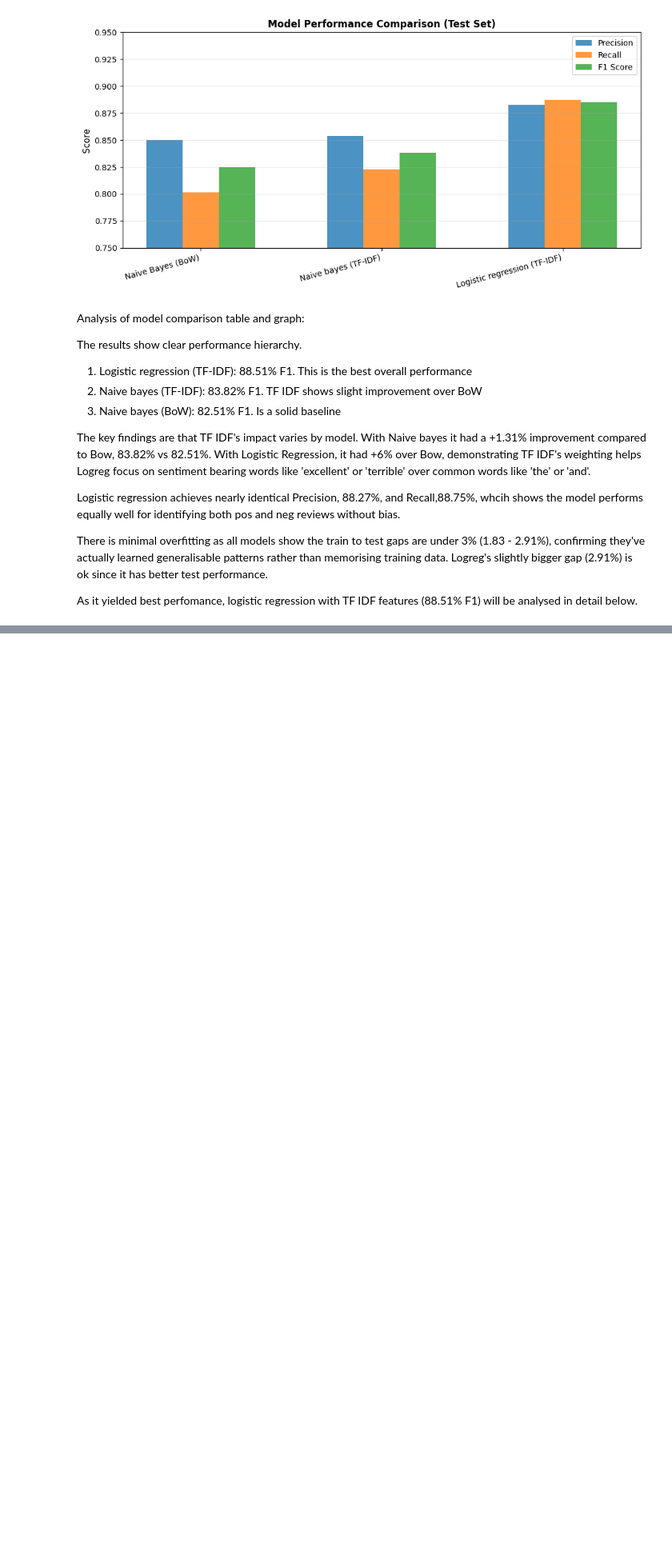
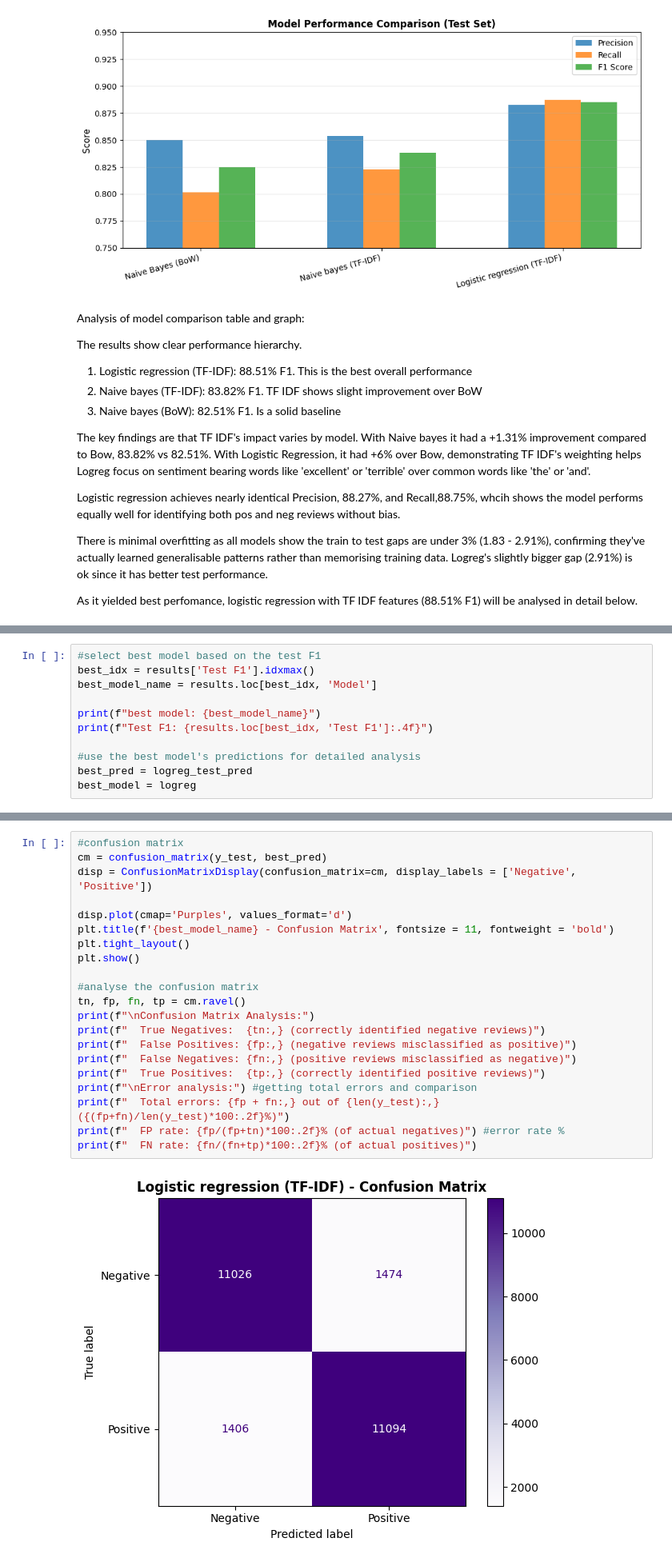
Before and after one commit to moonidil/MLSentimentClassification, a Jupyter notebook: cw1partb.ipynb, the cells around one changed output, grey strips where cells are left out. Shown at 80% size. Drawn from its saved outputs; the diff is of its cells as text; blank space fills up the shorter version.

Commit message:
classification report for pos and neg, made a confusion matrix to display the true and false positives and negatives as well as calculating the rate of so to understand the models accuracy further

```diff
--- a/cw1partb.ipynb
+++ b/cw1partb.ipynb
@@ -473,0 +478,11 @@ As it yielded best perfomance, logistic regression with TF IDF features (88.51%
+# %%
+#select best model based on the test F1
+best_idx = results['Test F1'].idxmax()
+best_model_name = results.loc[best_idx, 'Model']
+
+print(f"best model: {best_model_name}")
+print(f"Test F1: {results.loc[best_idx, 'Test F1']:.4f}")
+
+#use the best model's predictions for detailed analysis
+best_pred = logreg_test_pred
+best_model = logreg
@@ -473,0 +506,23 @@ As it yielded best perfomance, logistic regression with TF IDF features (88.51%
+# %%
+#confusion matrix
+cm = confusion_matrix(y_test, best_pred)
+disp = ConfusionMatrixDisplay(confusion_matrix=cm, display_labels = ['Negative', 'Positive'])
+
+disp.plot(cmap='Purples', values_format='d')
+plt.title(f'{best_model_name} - Confusion Matrix', fontsize = 11, fontweight = 'bold')
+plt.tight_layout()
+plt.show()
+
+#analyse the confusion matrix
+tn, fp, fn, tp = cm.ravel()
+print(f"\nConfusion Matrix Analysis:")
+print(f"  True Negatives:  {tn:,} (correctly identified negative reviews)")
+print(f"  False Positives: {fp:,} (negative reviews misclassified as positive)")
+print(f"  False Negatives: {fn:,} (positive reviews misclassified as negative)")
+print(f"  True Positives:  {tp:,} (correctly identified positive reviews)")
+print(f"\nError analysis:") #getting total errors and comparison
+print(f"  Total errors: {fp + fn:,} out of {len(y_test):,} ({(fp+fn)/len(y_test)*100:.2f}%)")
+print(f"  FP rate: {fp/(fp+tn)*100:.2f}% (of actual negatives)") #error rate %
+print(f"  FN rate: {fn/(fn+tp)*100:.2f}% (of actual positives)")
+# %% [output]
+[figure, added]
```
Also changed, not shown: parts of 4 cells of this notebook.
